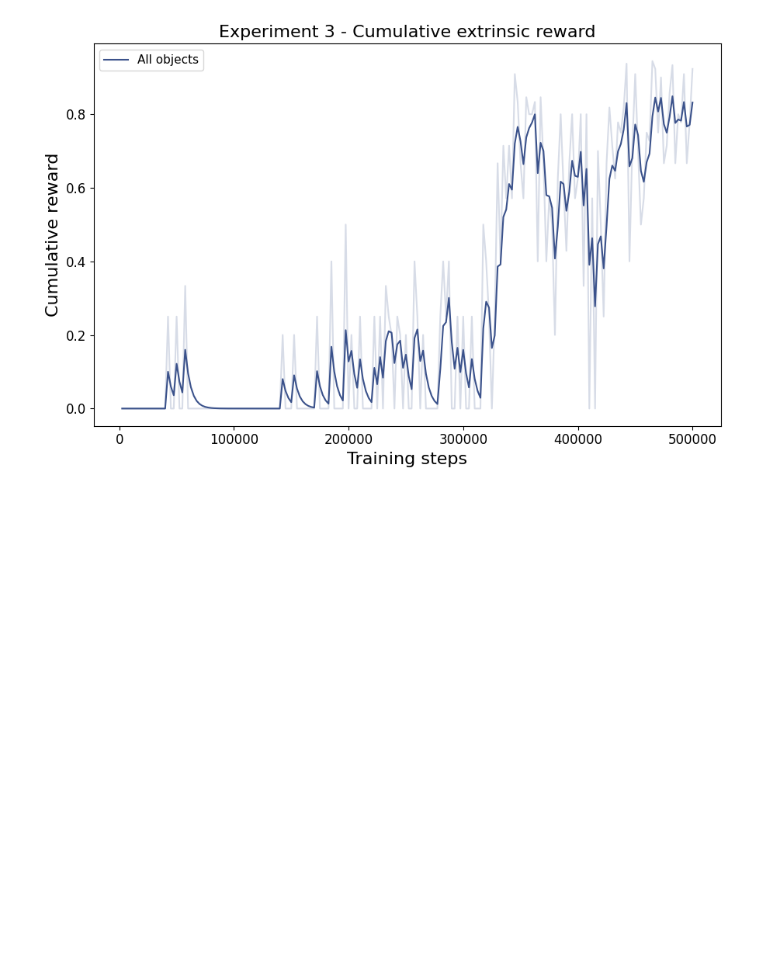
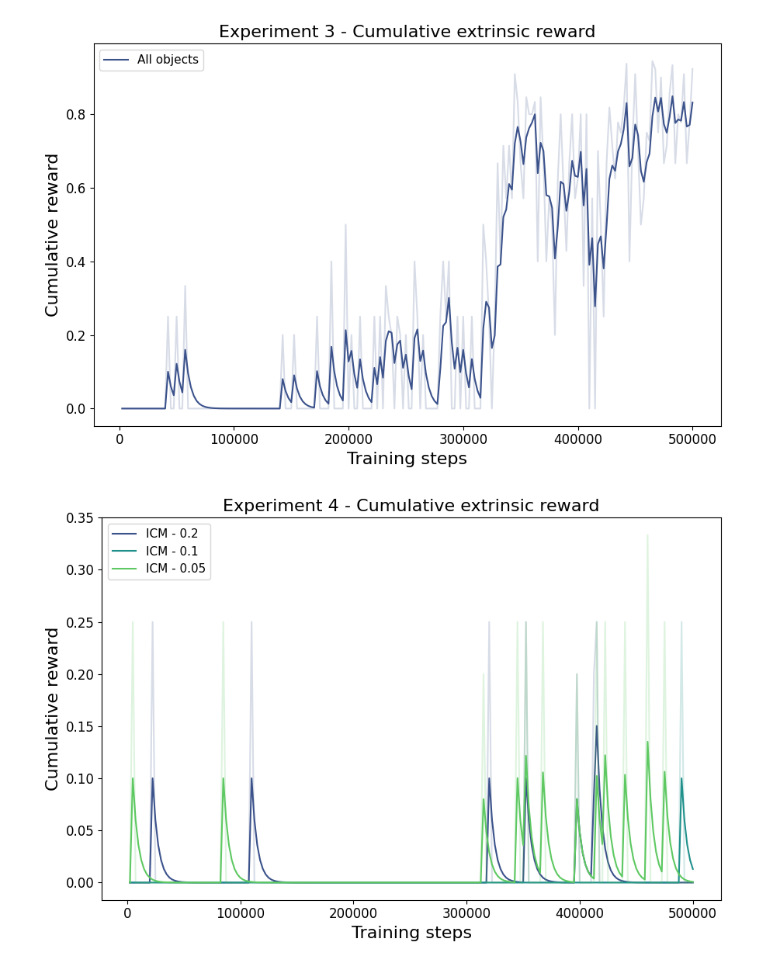
Before and after one commit to Le-Gris/shadowmatic-rl, a Jupyter notebook: notebooks/plots.ipynb, the cells around one changed output. Drawn from its saved outputs; the diff is of its cells as text; code cells hidden in the pictures; blank space fills up the shorter version.

Commit message:
plots and data

```diff
--- a/notebooks/plots.ipynb
+++ b/notebooks/plots.ipynb
@@ -186,3 +186,41 @@ plt.savefig("../plots/exp3-cumr.png", dpi=300, bbox_inches="tight")
 plt.show()
 # %% [output]
 [figure]
+# %%
+df7_0 = pl.read_csv("../data/ShadowAgent7All_0_cumr.csv")
+df7_1 = pl.read_csv("../data/ShadowAgent7All_1_cumr.csv")
+df7_2 = pl.read_csv("../data/ShadowAgent7All_2_cumr.csv")
+
+smoothed_values = pl.Series("smoothed_value", smooth(df7_0["Value"].to_numpy(), 0.6))
+df7_0 = df7_0.with_columns([smoothed_values])
+
+smoothed_values = pl.Series("smoothed_value", smooth(df7_1["Value"].to_numpy(), 0.6))
+df7_1 = df7_1.with_columns([smoothed_values])
+
+smoothed_values = pl.Series("smoothed_value", smooth(df7_2["Value"].to_numpy(), 0.6))
+df7_2 = df7_2.with_columns([smoothed_values])
+# %%
+fig = plt.figure(figsize=(9, 6))
+colors = sns.color_palette("viridis", 3)
+sns.lineplot(
+    data=df7_0, x="Step", y="smoothed_value", label="ICM - 0.2", color=colors[0]
+)
+sns.lineplot(data=df7_0, x="Step", y="Value", color=colors[0], alpha=0.2)
+sns.lineplot(
+    data=df7_1, x="Step", y="smoothed_value", label="ICM - 0.1", color=colors[1]
+)
+sns.lineplot(data=df7_1, x="Step", y="Value", color=colors[1], alpha=0.2)
+sns.lineplot(
+    data=df7_2, x="Step", y="smoothed_value", label="ICM - 0.05", color=colors[2]
+)
+sns.lineplot(data=df7_2, x="Step", y="Value", color=colors[2], alpha=0.2)
+plt.title("Experiment 4 - Cumulative extrinsic reward", fontsize=16)
+plt.xlabel("Training steps", fontsize=16)
+plt.ylabel("Cumulative reward", fontsize=16)
+plt.xticks(fontsize=12)
+plt.yticks(fontsize=12)
+plt.legend(fontsize=11)
+plt.tight_layout()
+plt.savefig("../plots/exp4-cumr.png", dpi=300, bbox_inches="tight")
+# %% [output]
+[figure, added]
```
Also changed, not shown: parts of 4 cells of this notebook, 11 other files.
